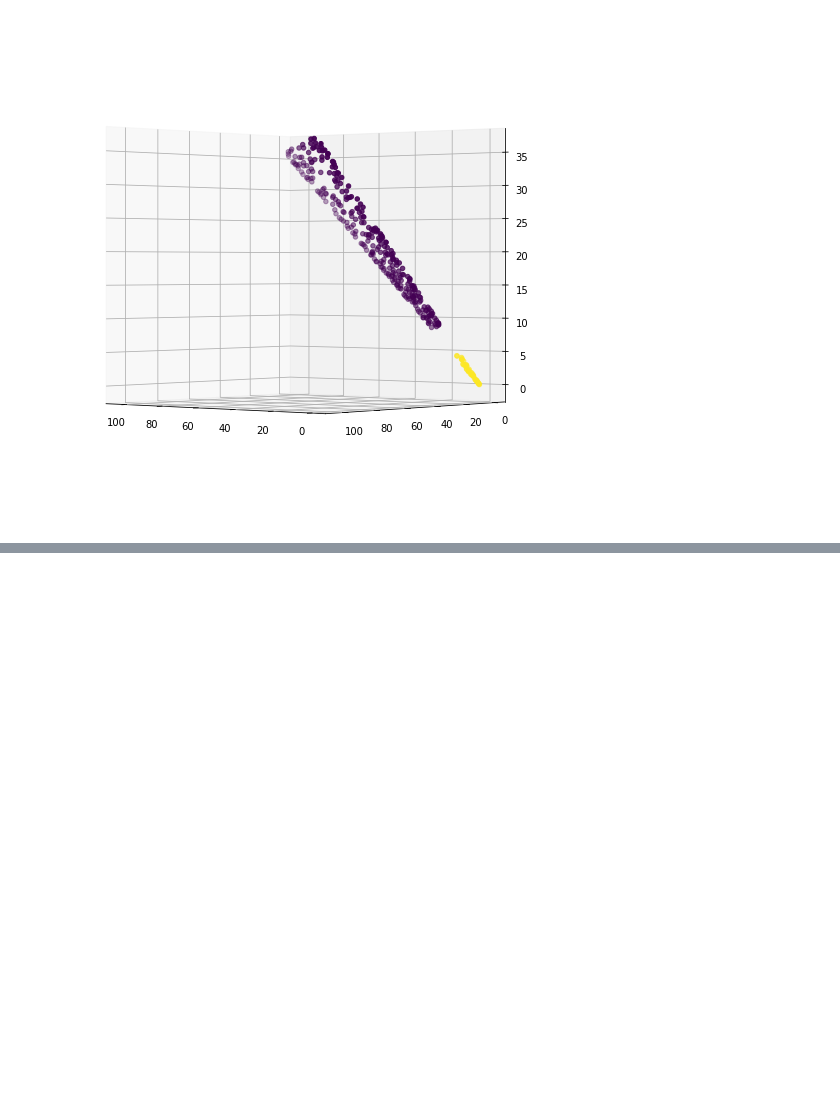
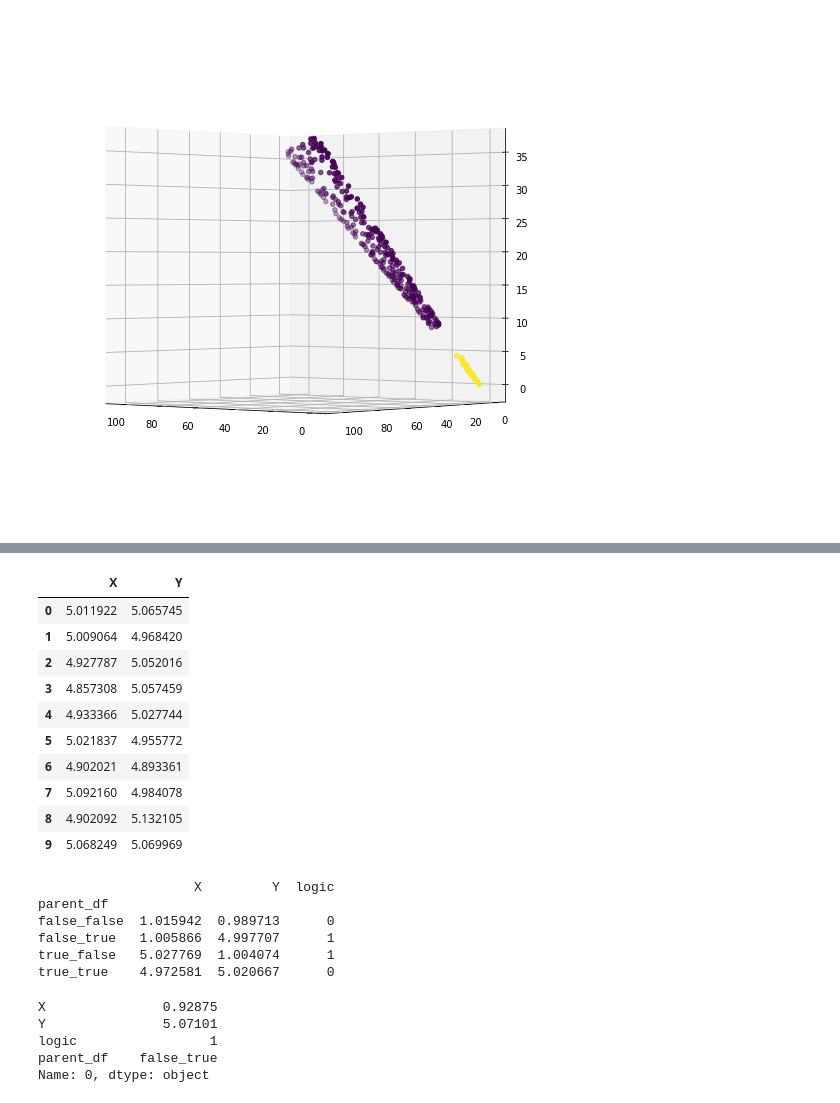
Before and after one commit to jackleekopij/Signal_processing, a Jupyter notebook: Kernel methods.ipynb, the cells around one changed output, grey strips where cells are left out. Saved outputs shown, nothing was run; the diff lists cells and outputs as text; code cells hidden in the pictures; blank space fills up the shorter version.

```diff
--- a/Kernel methods.ipynb
+++ b/Kernel methods.ipynb
@@ -154,0 +162,27 @@ ax.view_init(elev = 0, azim = 130)
+# %%
+# Generate data for the XOR functions.
+# A pandas 2-d array
+
+import numpy as np
+import pandas as pd
+def zip_arrays(x_array, y_array):
+    return pd.DataFrame(list(zip(x_array, y_array)), columns = ['X', 'Y'])
+# %%
+# False = 1, true 5
+false_true = zip_arrays(np.random.normal(1,0.1,10), np.random.normal(5,0.1,10))
+false_false = zip_arrays(np.random.normal(1,0.1,10), np.random.normal(1,0.1,10))
+true_false = zip_arrays(np.random.normal(5,0.1,10), np.random.normal(1,0.1,10))
+true_true = zip_arrays(np.random.normal(5,0.1,10), np.random.normal(5,0.1,10))
+true_true
+# %% [output]
+|  | X | Y |
+| 0 | 5.011922 | 5.065745 |
+| 1 | 5.009064 | 4.968420 |
+| 2 | 4.927787 | 5.052016 |
+| 3 | 4.857308 | 5.057459 |
+| 4 | 4.933366 | 5.027744 |
+| 5 | 5.021837 | 4.955772 |
+| 6 | 4.902021 | 4.893361 |
+| 7 | 5.092160 | 4.984078 |
+| 8 | 4.902092 | 5.132105 |
+| 9 | 5.068249 | 5.069969 |
@@ -154,0 +195,30 @@ ax.view_init(elev = 0, azim = 130)
+# %%
+# Create true 'logic' column
+XOR_data['logic'] = XOR_data.apply(lambda row: 0 if row.X + row.Y < 2.5 or row.X + row.Y > 8.5 else 1, axis = 1)
+
+# Row's parent dataframe
+parent_df = []
+
+for row in XOR_data.iterrows():
+    row = row[1]
+    if row['X'] + row['Y'] < 2.5:
+        parent_df.append('false_false')
+    elif row['X'] + row['Y'] > 8.5:
+        parent_df.append('true_true')
+    elif row['X'] > 2.5:
+        parent_df.append('true_false')
+    else:
+        parent_df.append('false_true')
+
+
+XOR_data['parent_df'] = parent_df
+
+
+XOR_data_agg = XOR_data.groupby(by='parent_df').mean()
+# %% [output]
+                    X         Y  logic
+parent_df
+false_false  1.015942  0.989713      0
+false_true   1.005866  4.997707      1
+true_false   5.027769  1.004074      1
+true_true    4.972581  5.020667      0
@@ -154,0 +233,8 @@ ax.view_init(elev = 0, azim = 130)
+# %%
+XOR_data.iloc[0]
+# %% [output]
+X               0.92875
+Y               5.07101
+logic                 1
+parent_df    false_true
+Name: 0, dtype: object
```
Also changed, not shown: parts of 6 cells of this notebook, 2 other files.
